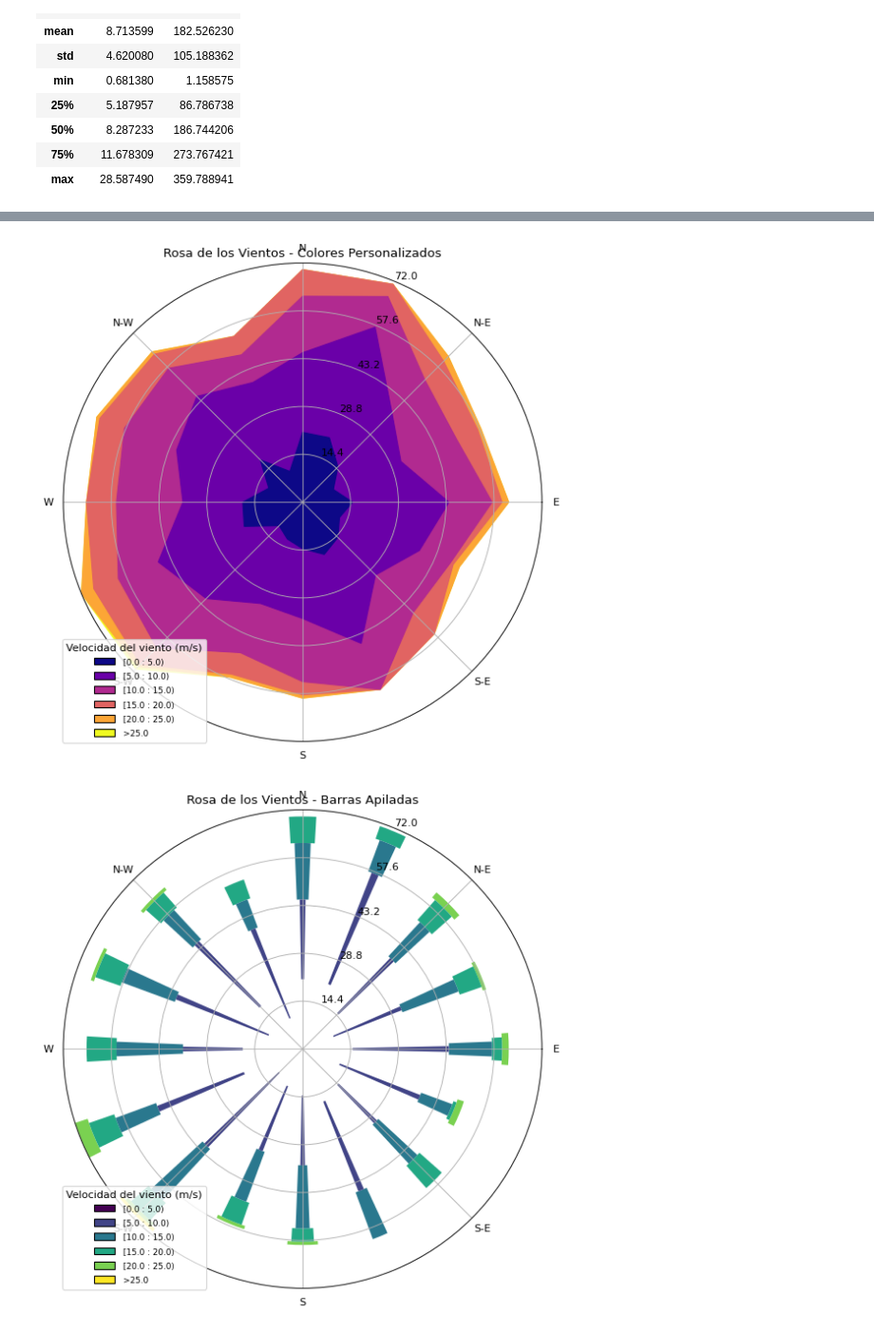
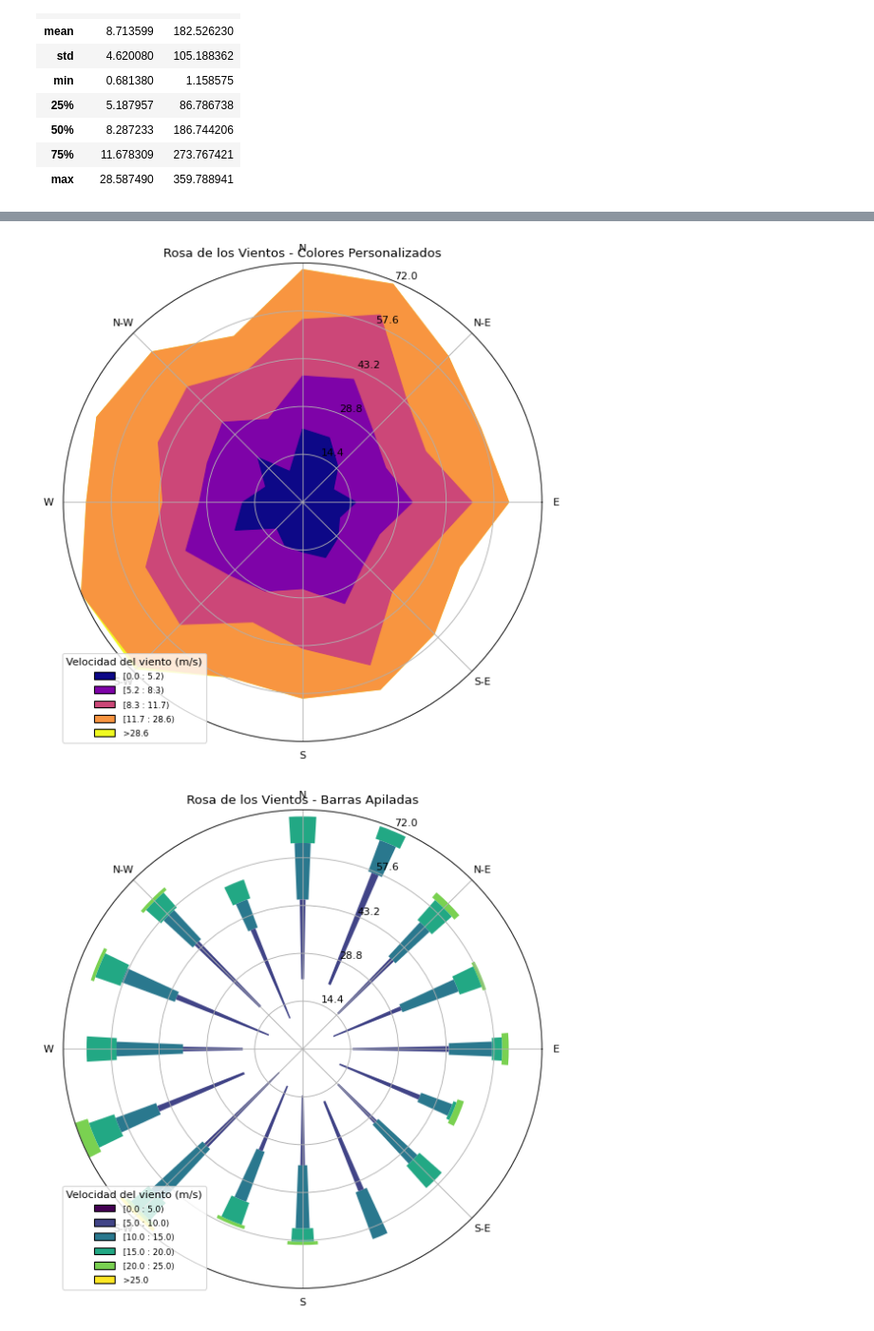
Before and after one commit to GiovanniSecchia/GiovanniSecchia, a Jupyter notebook: Eolica_2025/Ejemplo1.ipynb, the cells around one changed output, grey strips where cells are left out. Shown at 95% size. Drawn from its saved outputs; the diff is of its cells as text; code cells hidden in the pictures.

```diff
--- a/Eolica_2025/Ejemplo1.ipynb
+++ b/Eolica_2025/Ejemplo1.ipynb
@@ -111,12 +111,12 @@ plt.show()
 # %%
 # Ejemplo 2: Gráfico de la rosa de los vientos con colores personalizados
 ax = WindroseAxes.from_ax()
-ax.contourf(data['direction'], data['speed'], bins=np.arange(0, 30, 5), cmap=plt.cm.plasma)
+ax.contourf(data['direction'], data['speed'], bins=[0,5.18,8.28,11.67,28.58], cmap=plt.cm.plasma)
 ax.set_legend(title="Velocidad del viento (m/s)")
 plt.title("Rosa de los Vientos - Colores Personalizados")
 plt.show()
 # %% [output]
-[figure, old version]
+[figure, new version]
 # %%
 # Ejemplo 3: Gráfico de la rosa de los vientos con barras apiladas
 ax = WindroseAxes.from_ax()
```
Also changed, not shown: parts of 1 cell of this notebook.
